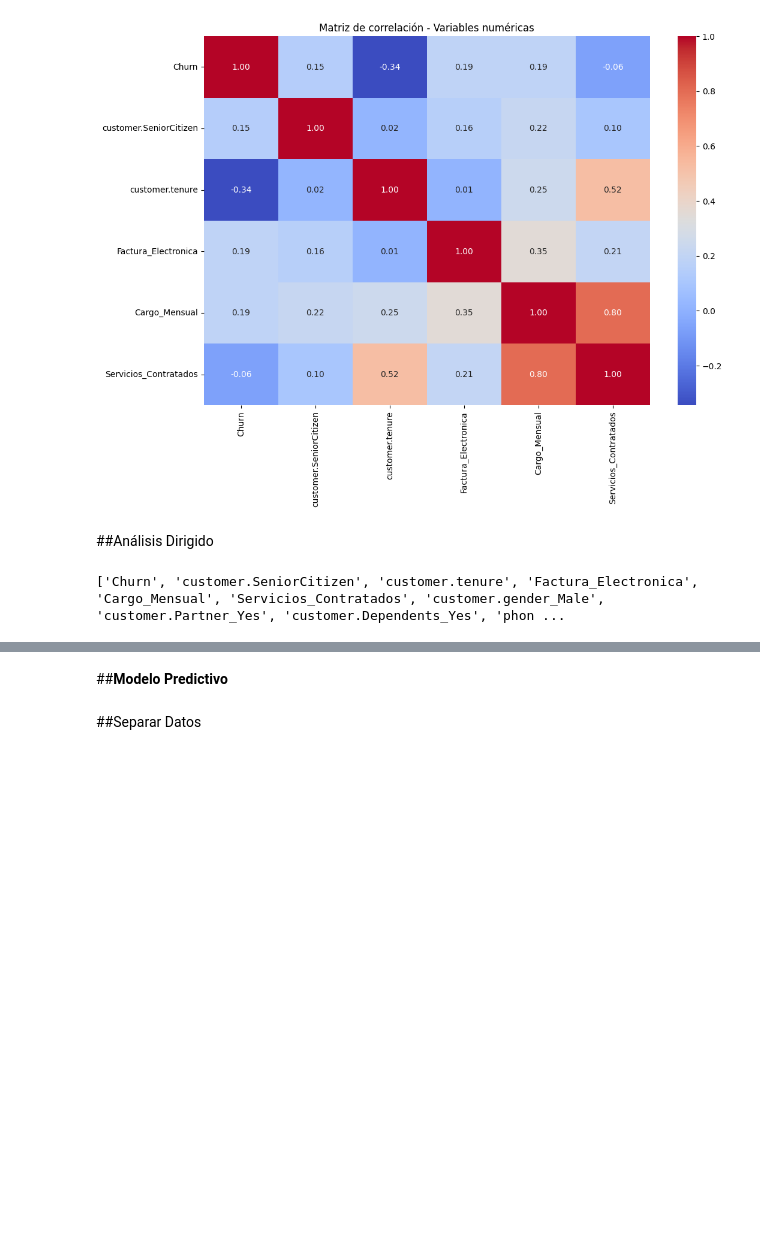
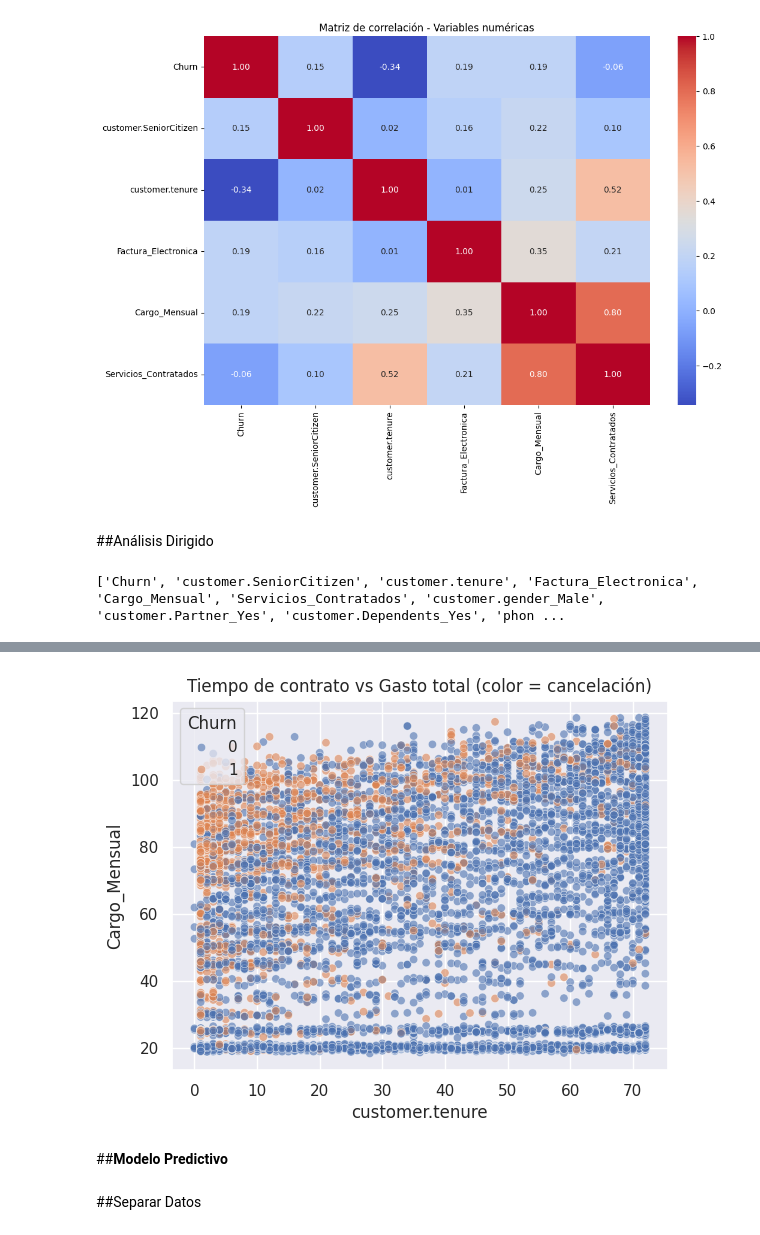
Before and after one commit to MadridVP/Challenge_Telecom-X-Parte-2-Predicci-n-de-Cancelaci-n-Churn-, a Jupyter notebook: Challenge_ONE_Data_Science_Telecom_X1_VM.ipynb, the cells around one changed output, grey strips where cells are left out. Cells and saved outputs as stored; diff of their text form; code cells hidden in the pictures; blank space fills up the shorter version.

```diff
--- a/Challenge_ONE_Data_Science_Telecom_X1_VM.ipynb
+++ b/Challenge_ONE_Data_Science_Telecom_X1_VM.ipynb
@@ -928,3 +921,10 @@ print([col for col in df.columns if "Cargo_Total" in col])
+# %%
+# Scatter: Tiempo de contrato vs Gasto total, coloreado por cancelación
+sns.scatterplot(x="customer.tenure", y="Cargo_Mensual", hue="Churn", data=df, alpha=0.6)
+plt.title("Tiempo de contrato vs Gasto total (color = cancelación)")
+plt.show()
+# %% [output]
+[figure, added]
 # %% [markdown]
 ##**Modelo Predictivo**
 # %% [markdown]
```
Also changed, not shown: parts of 11 cells of this notebook.
